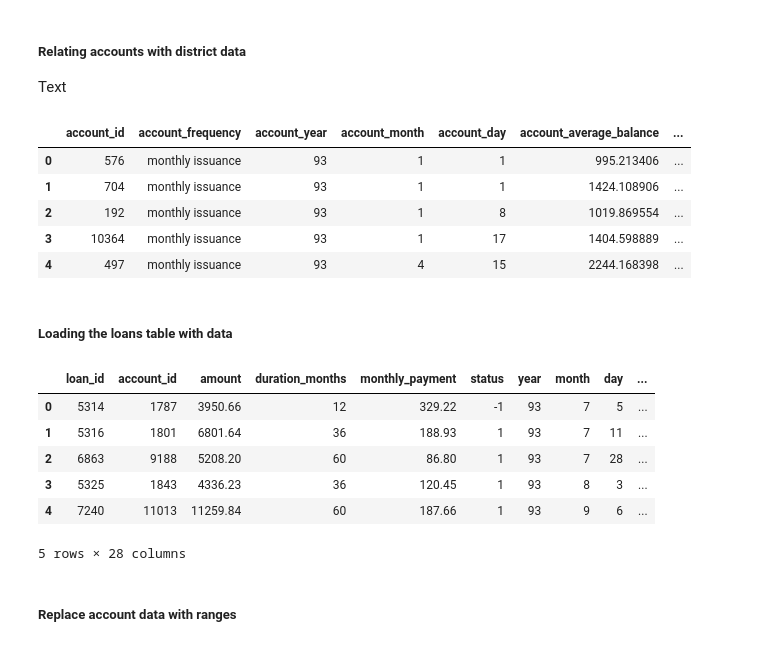
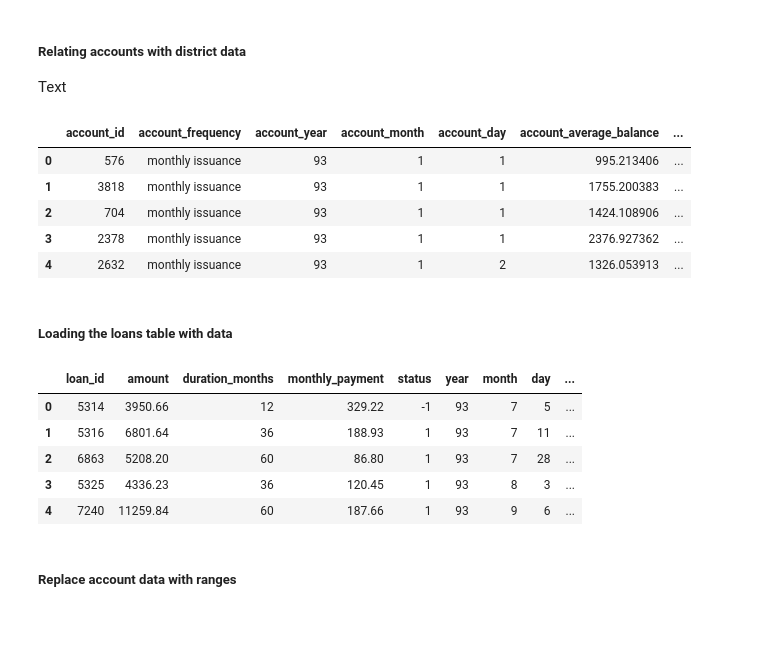
Before and after one commit to bdmendes/feup-ac-banking, a Jupyter notebook: project.ipynb, the cells around one changed output. Saved outputs shown, nothing was run; the diff lists cells and outputs as text; code cells hidden in the pictures.

Commit message:
Add client districts; under and over sample

```diff
--- a/project.ipynb
+++ b/project.ipynb
@@ -19,6 +19,9 @@ Let us start by importing the datasets.
 # %%
 import pandas as pd
 import numpy as np
+
+# Global settings
+pd.set_option('display.max_columns', None)
 
 COMP_DATA_SOURCE = "comp_data/"
 DEV_DATA_SOURCE = "dev_data/"
@@ -203,0 +209,5 @@ The model will be working on the `loans` table, since the target variable belong
+# %%
+import src.feature_engineering.merge as merge
+
+clients = merge.merge_client_districts(clients, districts)
+clients.head()
@@ -257,34 +261,35 @@ cards.head()
 
 Text
 # %%
-accounts = accounts.merge(districts, on="district_id").drop(axis=1, columns=["district_id"])
+accounts = merge.merge_accounts_districts(accounts, districts)
 accounts.head()
 # %% [output]
 |  | account_id | account_frequency | account_year | account_month | account_day | account_average_balance | ... |
 | 0 | 576 | monthly issuance | 93 | 1 | 1 | 995.213406 | ... |
-| 1 | 704 | monthly issuance | 93 | 1 | 1 | 1424.108906 | ... |
-| 2 | 192 | monthly issuance | 93 | 1 | 8 | 1019.869554 | ... |
-| 3 | 10364 | monthly issuance | 93 | 1 | 17 | 1404.598889 | ... |
-| 4 | 497 | monthly issuance | 93 | 4 | 15 | 2244.168398 | ... |
+| 1 | 3818 | monthly issuance | 93 | 1 | 1 | 1755.200383 | ... |
+| 2 | 704 | monthly issuance | 93 | 1 | 1 | 1424.108906 | ... |
+| 3 | 2378 | monthly issuance | 93 | 1 | 1 | 2376.927362 | ... |
+| 4 | 2632 | monthly issuance | 93 | 1 | 2 | 1326.053913 | ... |
 # %% [markdown]
 ##### Loading the loans table with data
 # %%
 accounts.rename(columns = {'year':'account_year', 'month':'account_month', 'day':'account_day', 'frequency': 'account_frequency', 'district_id': 'account_district_id'}, inplace=True)
 loans_dev = loans_dev.merge(accounts, on="account_id", how="left")
 loans_comp = loans_comp.merge(accounts, on="account_id", how="left")
+loans_dev.drop(columns=['account_id'], inplace=True)
+loans_comp.drop(columns=['account_id'], inplace=True)
 loans_dev.head()
 
 # merge with disp with card
 # merge disp with account
 # merge stuff
 # %% [output]
-|  | loan_id | account_id | amount | duration_months | monthly_payment | status | year | month | day | ... |
-| 0 | 5314 | 1787 | 3950.66 | 12 | 329.22 | -1 | 93 | 7 | 5 | ... |
-| 1 | 5316 | 1801 | 6801.64 | 36 | 188.93 | 1 | 93 | 7 | 11 | ... |
-| 2 | 6863 | 9188 | 5208.20 | 60 | 86.80 | 1 | 93 | 7 | 28 | ... |
-| 3 | 5325 | 1843 | 4336.23 | 36 | 120.45 | 1 | 93 | 8 | 3 | ... |
-| 4 | 7240 | 11013 | 11259.84 | 60 | 187.66 | 1 | 93 | 9 | 6 | ... |
+|  | loan_id | amount | duration_months | monthly_payment | status | year | month | day | ... |
+| 0 | 5314 | 3950.66 | 12 | 329.22 | -1 | 93 | 7 | 5 | ... |
+| 1 | 5316 | 6801.64 | 36 | 188.93 | 1 | 93 | 7 | 11 | ... |
+| 2 | 6863 | 5208.20 | 60 | 86.80 | 1 | 93 | 7 | 28 | ... |
+| 3 | 5325 | 4336.23 | 36 | 120.45 | 1 | 93 | 8 | 3 | ... |
+| 4 | 7240 | 11259.84 | 60 | 187.66 | 1 | 93 | 9 | 6 | ... |
-5 rows × 28 columns
 # %% [markdown]
 ##### Replace account data with ranges
 # %%
```
Also changed, not shown: parts of 21 cells of this notebook, 2 other files.
